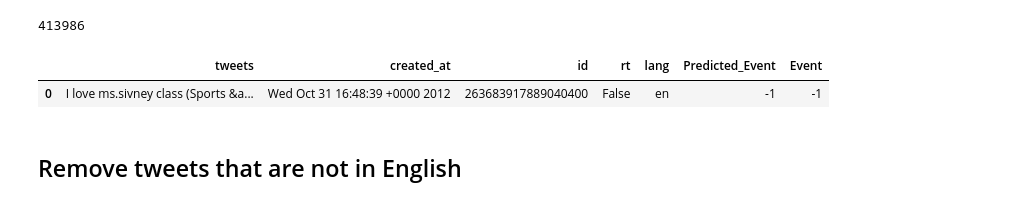
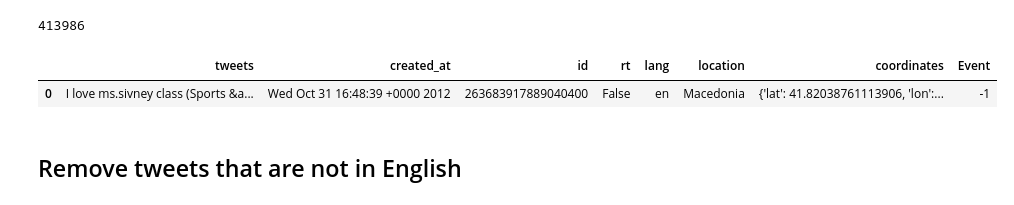
Before and after one commit to galexa05/Thesis-Subject---Event-Detection-in-micro-blocks, a Jupyter notebook: Clustering Json Noise Data - Evaluation metrics.ipynb, the cells around one changed output. Saved outputs shown, nothing was run; the diff lists cells and outputs as text; code cells hidden in the pictures.

```diff
--- a/Clustering Json Noise Data - Evaluation metrics.ipynb
+++ b/Clustering Json Noise Data - Evaluation metrics.ipynb
@@ -83,14 +86,13 @@ df_relevant.head(1)
 # %%
-colnames=['tweets', 'created_at', 'id','rt','lang']
-df_irrelevant = pd.read_csv('output_1.csv', names=colnames, header=None)
-df_irrelevant['Predicted_Event'] = -1
+colnames=['tweets', 'created_at', 'id','rt','lang','location','coordinates']
+df_irrelevant = pd.read_csv('irrelevant_with_coordinates.csv', names=colnames, header=None)
 df_irrelevant['Event'] = -1
 print(df_irrelevant.shape[0])
 df_irrelevant.head(1)
 # %% [output]
 413986
-|  | tweets | created_at | id | rt | lang | Predicted_Event | Event |
-| 0 | I love ms.sivney class (Sports &a... | Wed Oct 31 16:48:39 +0000 2012 | 263683917889040400 | False | en | -1 | -1 |
+|  | tweets | created_at | id | rt | lang | location | coordinates | Event |
+| 0 | I love ms.sivney class (Sports &a... | Wed Oct 31 16:48:39 +0000 2012 | 263683917889040400 | False | en | Macedonia | {'lat': 41.82038761113906, 'lon':... | -1 |
 # %%
 frames = [df_relevant,df_irrelevant]
 df = pd.concat(frames)
```
Also changed, not shown: parts of 52 cells of this notebook.
